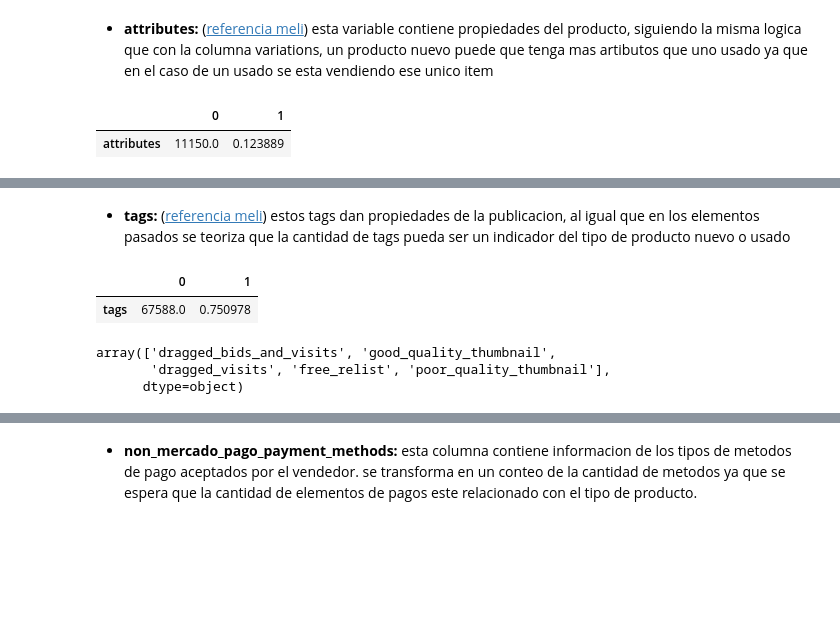
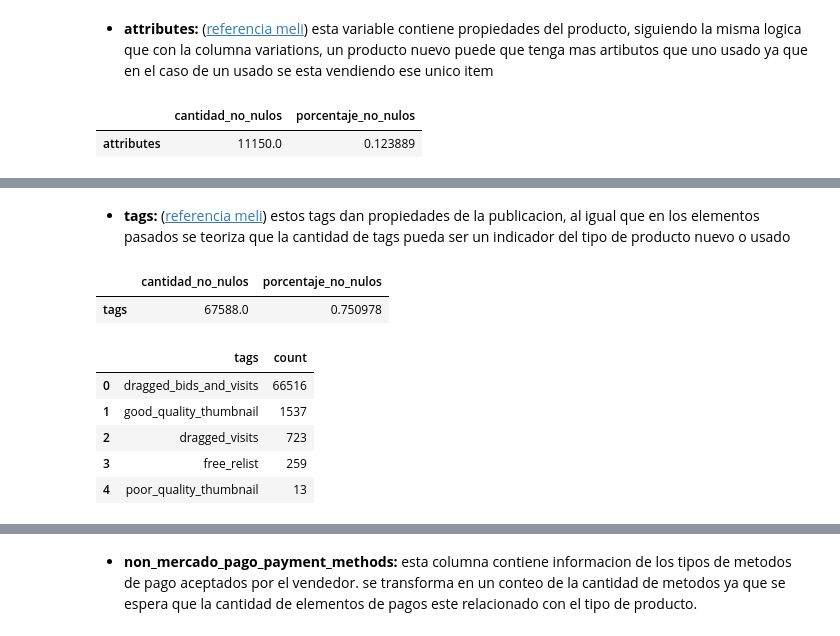
Before and after one commit to paulguz261/meli_ds_challenge2, a Jupyter notebook: notebooks/01_clean_var.ipynb, the cells around one changed output, grey strips where cells are left out. Saved outputs shown, nothing was run; the diff lists cells and outputs as text; code cells hidden in the pictures; blank space fills up the shorter version.

```diff
--- a/notebooks/01_clean_var.ipynb
+++ b/notebooks/01_clean_var.ipynb
@@ -110,9 +110,9 @@ def descr_categorico(df,col,col_target=None, is_target=False, graficar=True):
 
             sns.barplot(gr_col, x=col, y="porcentaje", hue=col, ax=axs[0])
             sns.barplot(gr_condition, x=col, y="porcentaje", hue=col_target, ax=axs[1])
-            fig.suptitle(f"Grafica de valores para la columna {col}", fontsize=10, y=1.02)
-            ax[0].set_title("distribucion de valores")
-            ax[1].set_title(f"distribucion de valores en referencia a variable objetivo {col_target}")
+            fig.suptitle(f"Grafica de valores para la columna {col}", fontsize=18, y=1.02)
+            ax[0].set_title("distribucion de valores", fontsize=16)
+            ax[1].set_title(f"distribucion de valores en referencia a variable objetivo {col_target}", fontsize=16)
 
 
 def desc_continuous(df,col,col_target):
@@ -143,12 +143,13 @@ def desc_continuous(df,col,col_target):
     axs[3].set_title("distribucion variable {} con variable objetivo {} - log transformacion".format(col,col_target))
 
 
-def explore_json_column(df,col,limit=0):
-    df_json = df.loc[df[col].str.len() > limit,col].\
-                                explode(col).\
-                                reset_index()
+def explore_json_column(df,col,limit=0, normalize=True):
+    df_json = df.loc[df[col].str.len() > limit,[col]].\
+                                explode(col)
 
-    df_json = pd.json_normalize(df_json[col])
+    if normalize:
+        df_json = df_json.reset_index()
+        df_json = pd.json_normalize(df_json[col])
     return df_json
 
 
@@ -782,17 +821,17 @@ explore_json_column(df_EDA,"variations",2).head(2)
 |  | attribute_combinations | seller_custom_field | picture_ids | sold_quantity | available_quantity | id | ... |
 | 0 | [{'value_id': '92013', 'name': 'C... | None | [21897-MLA20219050871_122014, 218... | 1 | 2 | 9391988875 | ... |
 | 1 | [{'value_id': '92013', 'name': 'C... | None | [21897-MLA20219050871_122014, 218... | 0 | 2 | 9391988878 | ... |
-# %%
-df_EDA = transform_num_elements_json(df_EDA,"variations","num_variations")
 # %% [markdown]
 - **attributes:** ([referencia meli](https://developers.mercadolibre.com.ar/en_us/attributes)) esta variable contiene propiedades del producto, siguiendo la misma logica que con la columna variations, un producto nuevo puede que tenga mas artibutos que uno usado ya que en el caso de un usado se esta vendiendo ese unico item
 # %%
 # cantidad de elementos no nulos
-display(df_EDA[["attributes"]].apply(lambda col: valida_contenido_json(col), result_type='expand').T)
+df_desc = df_EDA[["attributes"]].apply(lambda col: valida_contenido_json(col), result_type='expand').T
+df_desc.columns = ["cantidad_no_nulos","porcentaje_no_nulos"]
+display(df_desc)
 
 explore_json_column(df_EDA,"attributes",4).head(4)
 # %% [output]
-|  | 0 | 1 |
+|  | cantidad_no_nulos | porcentaje_no_nulos |
 | attributes | 11150.0 | 0.123889 |
 |  | value_id | attribute_group_id | name | value_name | attribute_group_name | id |
 | 0 |  | ADICIONALES | Horario de contacto | 09 HS A 19 HS | Adicionales | MLA1743-HORPREF |
@@ -803,14 +842,18 @@ explore_json_column(df_EDA,"attributes",4).head(4)
 - **tags:** ([referencia meli](https://developers.mercadolibre.cl/es_ar/publica-productos#Tags-de-un-item)) estos tags dan propiedades de la publicacion, al igual que en los elementos pasados se teoriza que la cantidad de tags pueda ser un indicador del tipo de producto nuevo o usado
 # %%
 # cantidad de elementos no nulos
-display(df_EDA[["tags"]].apply(lambda col: valida_contenido_json(col), result_type='expand').T)
+df_desc = df_EDA[["tags"]].apply(lambda col: valida_contenido_json(col), result_type='expand').T
+df_desc.columns = ["cantidad_no_nulos","porcentaje_no_nulos"]
+display(df_desc)
 
-df_EDA.loc[df_EDA["tags"].str.len() > 0,"tags"].\
-                                explode("tags").unique()
+pd.DataFrame(explore_json_column(df_EDA,"tags",normalize=False).value_counts().reset_index())
 # %% [output]
-|  | 0 | 1 |
+|  | cantidad_no_nulos | porcentaje_no_nulos |
 | tags | 67588.0 | 0.750978 |
-array(['dragged_bids_and_visits', 'good_quality_thumbnail',
-       'dragged_visits', 'free_relist', 'poor_quality_thumbnail'],
-      dtype=object)
+|  | tags | count |
+| 0 | dragged_bids_and_visits | 66516 |
+| 1 | good_quality_thumbnail | 1537 |
+| 2 | dragged_visits | 723 |
+| 3 | free_relist | 259 |
+| 4 | poor_quality_thumbnail | 13 |
 # %% [markdown]
```
Also changed, not shown: parts of 48 cells of this notebook, 1 other file.
